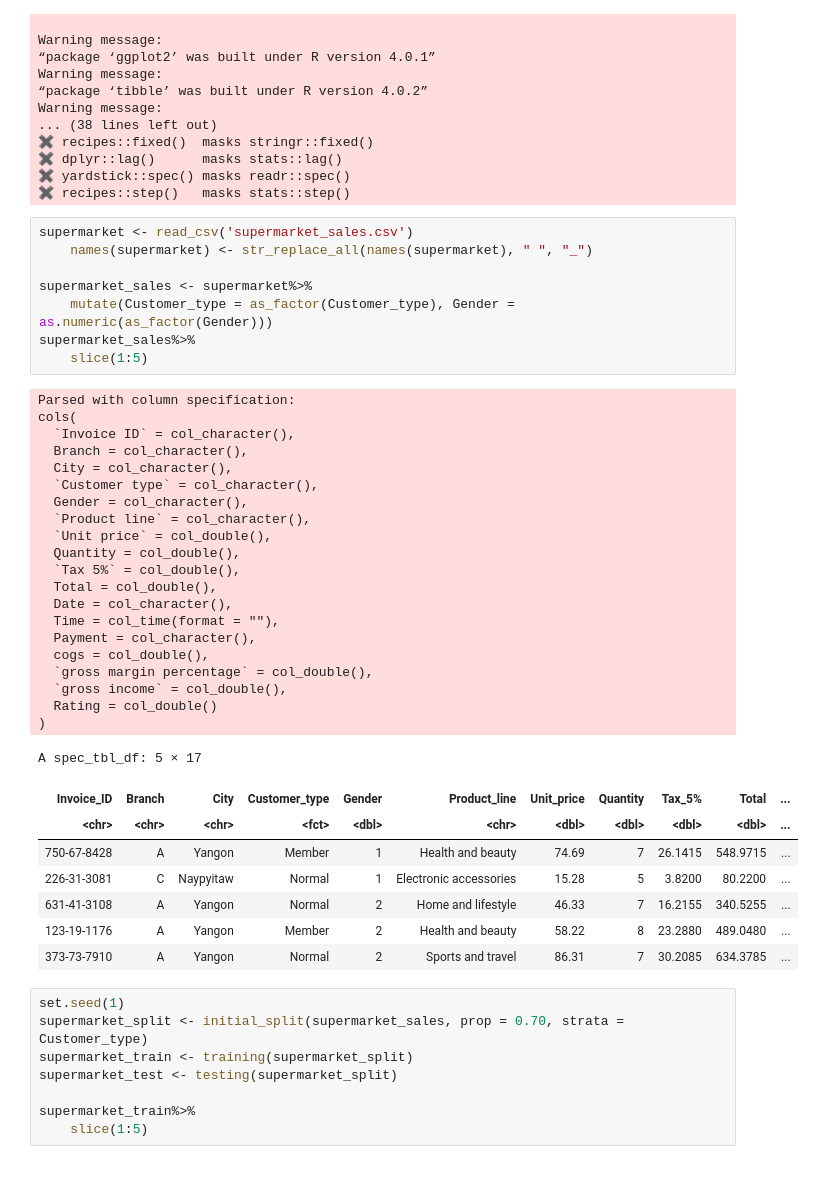
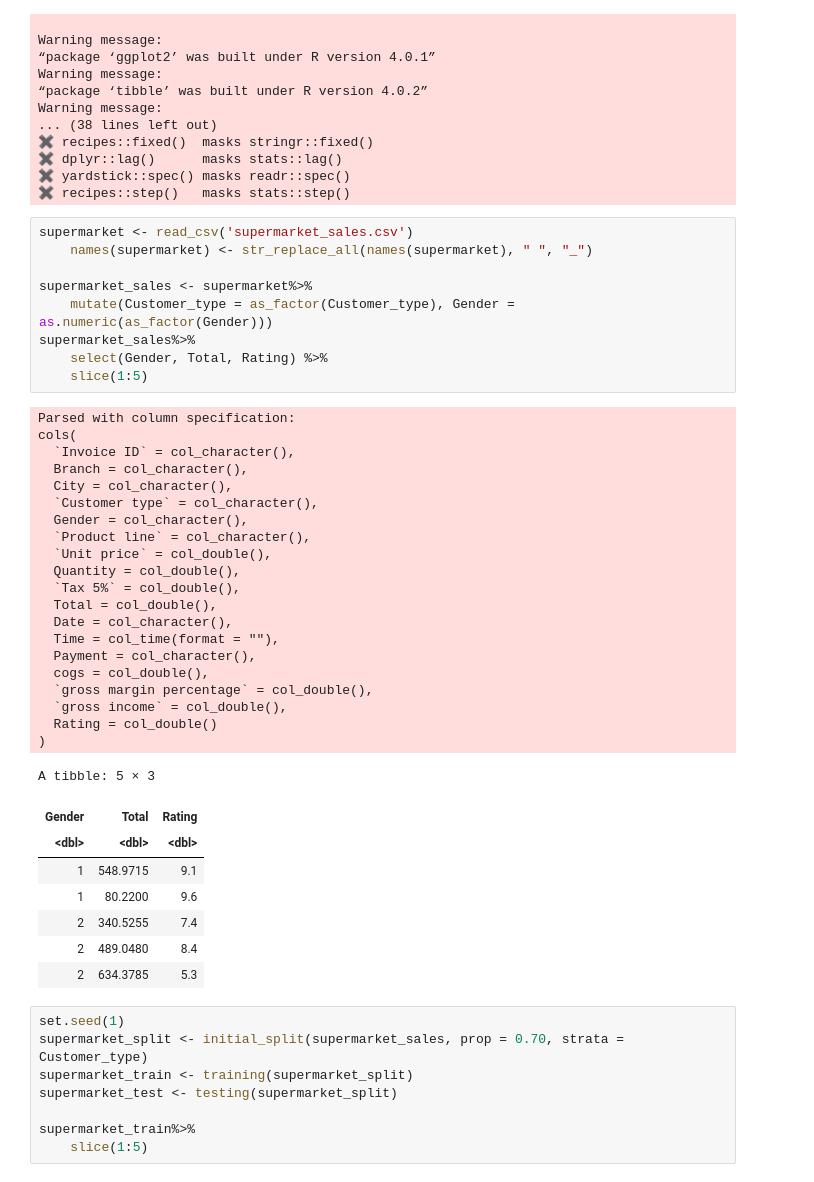
Before and after one commit to rajdhillon27/DSCI-classification-, a Jupyter notebook: Project.ipynb, the cells around one changed output. Cells and saved outputs as stored; diff of their text form.

```diff
--- a/Project.ipynb
+++ b/Project.ipynb
@@ -26,40 +60,41 @@ Warning message:
 # %%
 supermarket <- read_csv('supermarket_sales.csv')
     names(supermarket) <- str_replace_all(names(supermarket), " ", "_")
 
 supermarket_sales <- supermarket%>%
     mutate(Customer_type = as_factor(Customer_type), Gender = as.numeric(as_factor(Gender)))
 supermarket_sales%>%
+    select(Gender, Total, Rating) %>%
     slice(1:5)
 # %% [output]
 Parsed with column specification:
 cols(
   `Invoice ID` = col_character(),
   Branch = col_character(),
   City = col_character(),
   `Customer type` = col_character(),
   Gender = col_character(),
   `Product line` = col_character(),
   `Unit price` = col_double(),
   Quantity = col_double(),
   `Tax 5%` = col_double(),
   Total = col_double(),
   Date = col_character(),
   Time = col_time(format = ""),
   Payment = col_character(),
   cogs = col_double(),
   `gross margin percentage` = col_double(),
   `gross income` = col_double(),
   Rating = col_double()
 )
-A spec_tbl_df: 5 × 17
+A tibble: 5 × 3
-| Invoice_ID | Branch | City | Customer_type | Gender | Product_line | Unit_price | Quantity | Tax_5% | Total | ... |
-| <chr> | <chr> | <chr> | <fct> | <dbl> | <chr> | <dbl> | <dbl> | <dbl> | <dbl> | ... |
-| 750-67-8428 | A | Yangon | Member | 1 | Health and beauty | 74.69 | 7 | 26.1415 | 548.9715 | ... |
-| 226-31-3081 | C | Naypyitaw | Normal | 1 | Electronic accessories | 15.28 | 5 | 3.8200 | 80.2200 | ... |
-| 631-41-3108 | A | Yangon | Normal | 2 | Home and lifestyle | 46.33 | 7 | 16.2155 | 340.5255 | ... |
-| 123-19-1176 | A | Yangon | Member | 2 | Health and beauty | 58.22 | 8 | 23.2880 | 489.0480 | ... |
-| 373-73-7910 | A | Yangon | Normal | 2 | Sports and travel | 86.31 | 7 | 30.2085 | 634.3785 | ... |
+| Gender | Total | Rating |
+| <dbl> | <dbl> | <dbl> |
+| 1 | 548.9715 | 9.1 |
+| 1 | 80.2200 | 9.6 |
+| 2 | 340.5255 | 7.4 |
+| 2 | 489.0480 | 8.4 |
+| 2 | 634.3785 | 5.3 |
 # %%
 set.seed(1)
 supermarket_split <- initial_split(supermarket_sales, prop = 0.70, strata = Customer_type)
```
Also changed, not shown: parts of 7 cells of this notebook.
